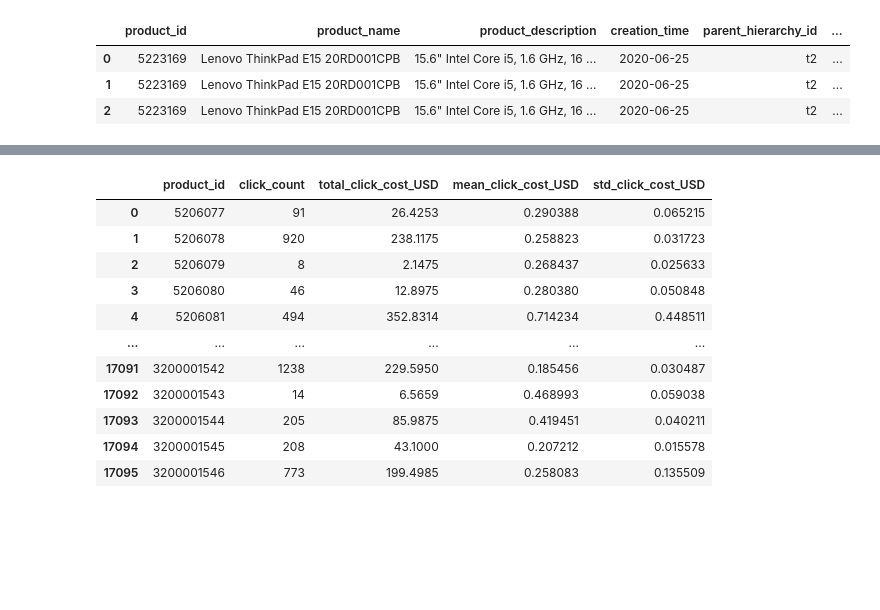
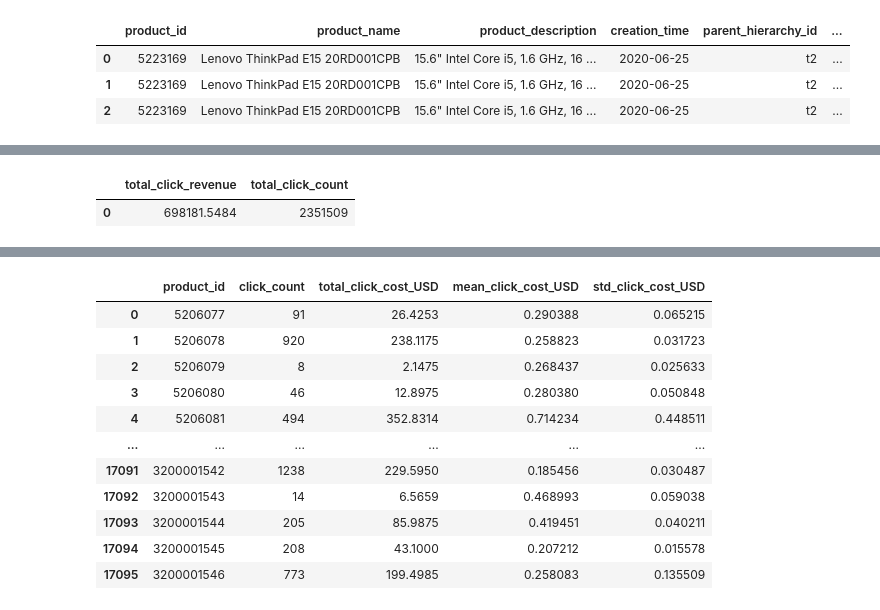
Before and after one commit to 3quetra/portfolio, a Jupyter notebook: swedish_companies_real_cases/Price_Runner_data_analysis/eda_price_runner.ipynb, the cells around one changed output, grey strips where cells are left out. Saved outputs shown, nothing was run; the diff lists cells and outputs as text; code cells hidden in the pictures; blank space fills up the shorter version.

```diff
--- a/swedish_companies_real_cases/Price_Runner_data_analysis/eda_price_runner.ipynb
+++ b/swedish_companies_real_cases/Price_Runner_data_analysis/eda_price_runner.ipynb
@@ -62,6 +64,3 @@ products.head(3)
 | 0 | cl27 | 5223169 | Lenovo ThinkPad E15 20RD001CPB | 15.6" Intel Core i5, 1.6 GHz, 16 ... | 2020-06-25 |
 | 1 | cl1394 | 5223181 | TVS Limbo Momento II 8754340 1400x50 | Electric Heating, Timer, Chrome | 2020-06-25 |
 | 2 | cl58 | 5224117 | Oakley Holbrook Ignite Fade Colle... | Rectangular, Black Frames, Black ... | 2020-06-26 |
-# %%
-products.creation_time = pd.to_datetime(products.creation_time)
-products.info()
@@ -110,8 +111,6 @@ clicks.head(3)
 | 0 | cl68 | 5206077 | 2020-12-29 | DKK | 2.45 |
 | 1 | cl68 | 5206077 | 2021-01-06 | SEK | 2.20 |
 | 2 | cl68 | 5206077 | 2020-12-29 | SEK | 2.20 |
-# %%
-clicks.click_time = pd.to_datetime(clicks.click_time)
 # %%
 clicks.info()
 # %% [output]
@@ -161,0 +176,3 @@ df.head(3)
+# %%
+df.click_time = pd.to_datetime(df.click_time)
+df.creation_time = pd.to_datetime(df.creation_time)
@@ -162 +252,9 @@ df.head(3)
+# %%
+totals = pd.DataFrame([], columns=['total_click_revenue' , 'total_click_count'])
+totals.at[0, 'total_click_count'] = df.click_time.count()
+totals.at[0, 'total_click_revenue'] = df.click_cost_USD.sum()
+totals
+# %% [output]
+|  | total_click_revenue | total_click_count |
+| 0 | 698181.5484 | 2351509 |
 # %% [markdown]
```
Also changed, not shown: parts of 21 cells of this notebook, 1 other file.
